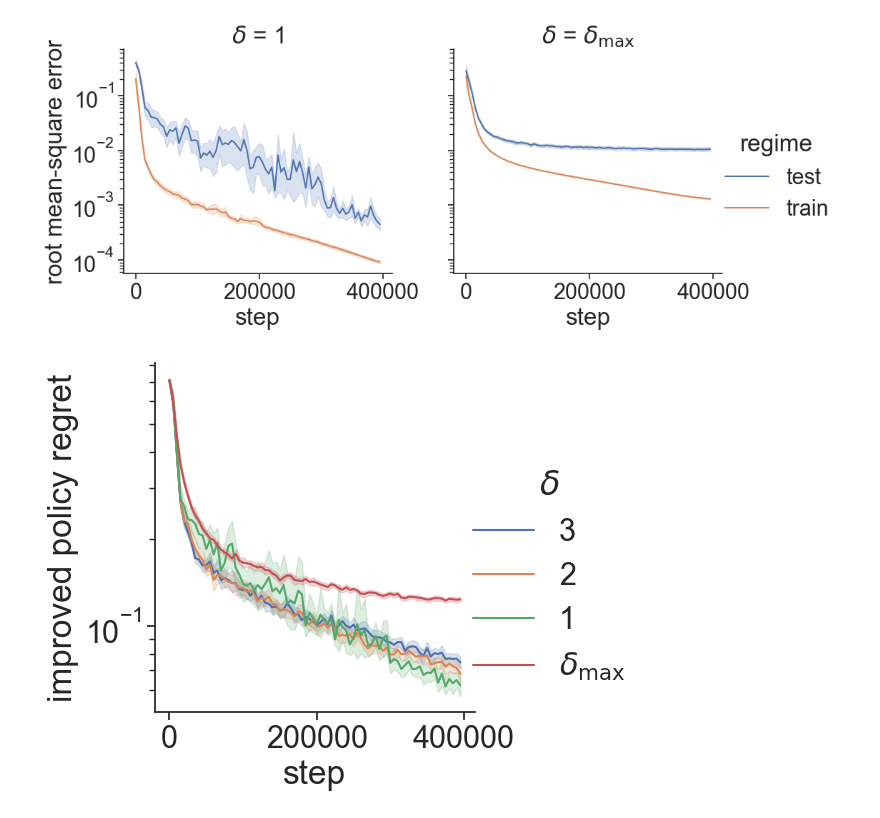
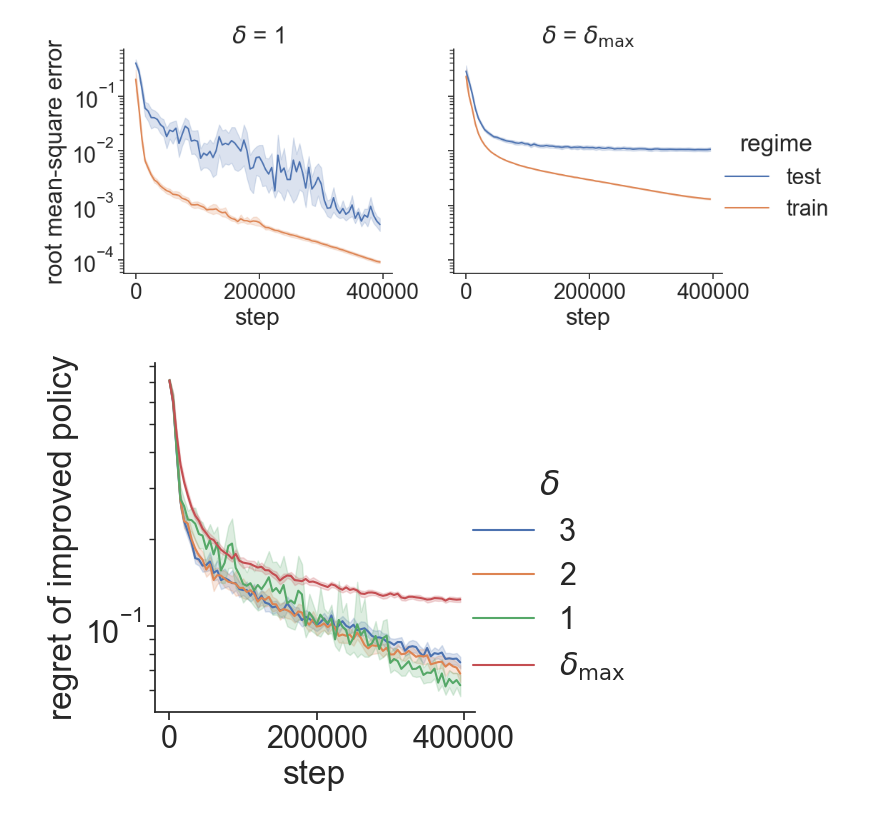
Before and after one commit to ethanabrooks/dissertation, a Jupyter notebook: figures/bellman-update-networks/walls.ipynb, the cells around one changed output. Saved outputs shown, nothing was run; the diff lists cells and outputs as text; code cells hidden in the pictures.

```diff
--- a/figures/bellman-update-networks/walls.ipynb
+++ b/figures/bellman-update-networks/walls.ipynb
@@ -117,16 +117,16 @@ def calculate_stats(group):
 
 b = 5000
 df.loc[:, 'step'] = (df['step'] // b) * b
-df =df.rename(columns={"delta": "$\delta$", "regret": "improved policy regret"})
+df =df.rename(columns={"delta": "$\delta$", "regret": "regret of improved policy"})
 # %%
 import seaborn as sns
 
 sns.reset_defaults()
 sns.set(font_scale=2)
 sns.set_style('ticks')
 
-g = sns.relplot(data=df, kind="line", x="step", y="improved policy regret", hue="$\delta$")
+g = sns.relplot(data=df, kind="line", x="step", y="regret of improved policy", hue="$\delta$")
 g.set(yscale="log")
 plt.show()
 # %% [output]
-[figure, old version]
+[figure, new version]
```
Also changed, not shown: parts of 1 cell of this notebook, 9 other files.
